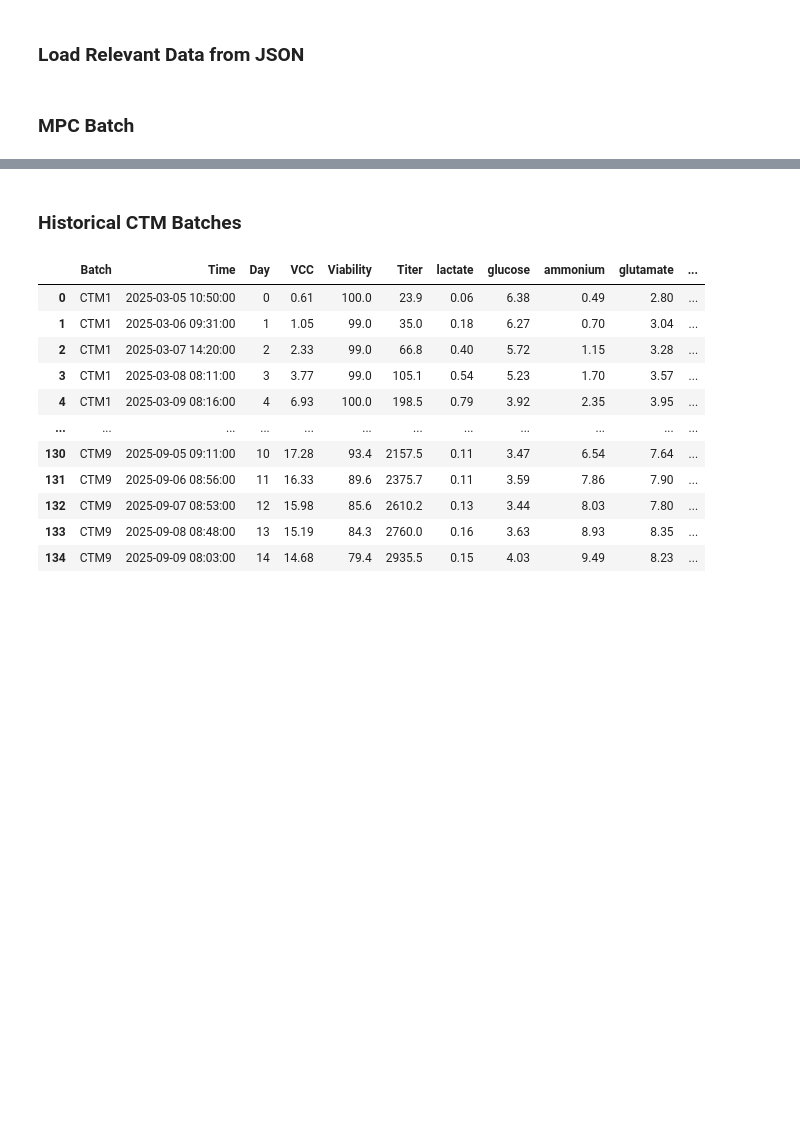
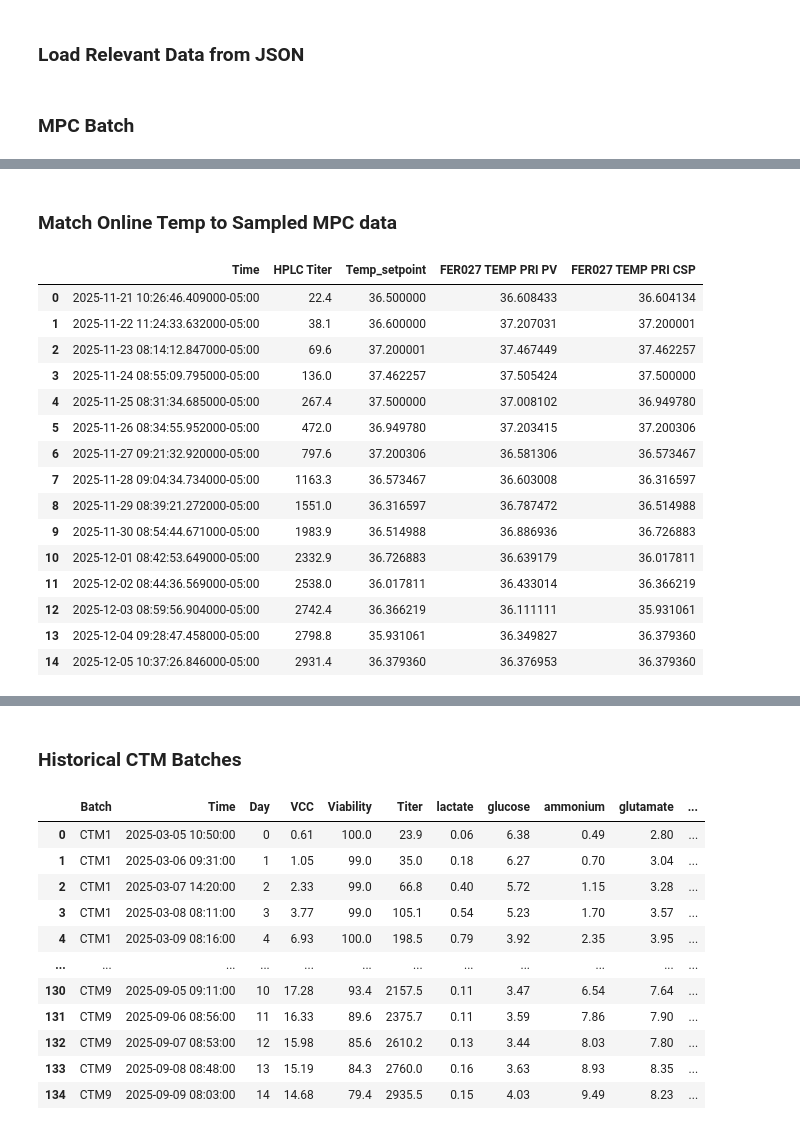
Before and after one commit to zhatz111/state-space-mpc, a Jupyter notebook: data/SAM-1000L-B7H4-experiment/graphs.ipynb, the cells around one changed output, grey strips where cells are left out. Drawn from its saved outputs; the diff is of its cells as text; code cells hidden in the pictures; blank space fills up the shorter version.

```diff
--- a/data/SAM-1000L-B7H4-experiment/graphs.ipynb
+++ b/data/SAM-1000L-B7H4-experiment/graphs.ipynb
@@ -245,0 +301,50 @@ setpoint_tracking_error_ctm = 100*(ctm_avg_trajectory-titer_setpoint_trajectory)
+# %% [markdown]
+### Match Online Temp to Sampled MPC data
+# %%
+temp_set = np.array([values["Temp_setpoint"] for _, values in mpc_data.items()])
+merge_ = pd.DataFrame(
+    {"Time": time_data, "HPLC Titer": hplc_titer, "Temp_setpoint": temp_set}
+)
+online_data["Time"] = pd.to_datetime(online_data["Time"], utc=True).dt.tz_convert(
+    "America/New_York"
+)
+online_data["rolling_temp_measured"] = online_data["FER027 TEMP PRI  PV"].rolling(20, min_periods=5).mean()
+merged_data_temp = pd.merge_asof(merge_, online_data, "Time")
+# merged_data_temp["online_temp_setpoint"] = merged_data_temp[
+#     "FER027 TEMP PRI  CSP"
+# ].shift(1, fill_value=36.5)
+# merged_data_temp["online_temp_measured"] = merged_data_temp[
+#     "FER027 TEMP PRI  PV"
+# ].shift(1, fill_value=36.5)
+# merged_data_temp["rolling_temp_measured"] = merged_data_temp[
+#     "rolling_temp_measured"
+# ].shift(1, fill_value=36.5)
+merged_data_temp[
+    [
+        "Time",
+        "HPLC Titer",
+        "Temp_setpoint",
+        "FER027 TEMP PRI  PV",
+        "FER027 TEMP PRI  CSP",
+        # "online_temp_measured",
+        # "online_temp_setpoint",
+        # "rolling_temp_measured",
+    ]
+]
+# %% [output]
+|  | Time | HPLC Titer | Temp_setpoint | FER027 TEMP PRI PV | FER027 TEMP PRI CSP |
+| 0 | 2025-11-21 10:26:46.409000-05:00 | 22.4 | 36.500000 | 36.608433 | 36.604134 |
+| 1 | 2025-11-22 11:24:33.632000-05:00 | 38.1 | 36.600000 | 37.207031 | 37.200001 |
+| 2 | 2025-11-23 08:14:12.847000-05:00 | 69.6 | 37.200001 | 37.467449 | 37.462257 |
+| 3 | 2025-11-24 08:55:09.795000-05:00 | 136.0 | 37.462257 | 37.505424 | 37.500000 |
+| 4 | 2025-11-25 08:31:34.685000-05:00 | 267.4 | 37.500000 | 37.008102 | 36.949780 |
+| 5 | 2025-11-26 08:34:55.952000-05:00 | 472.0 | 36.949780 | 37.203415 | 37.200306 |
+| 6 | 2025-11-27 09:21:32.920000-05:00 | 797.6 | 37.200306 | 36.581306 | 36.573467 |
+| 7 | 2025-11-28 09:04:34.734000-05:00 | 1163.3 | 36.573467 | 36.603008 | 36.316597 |
+| 8 | 2025-11-29 08:39:21.272000-05:00 | 1551.0 | 36.316597 | 36.787472 | 36.514988 |
+| 9 | 2025-11-30 08:54:44.671000-05:00 | 1983.9 | 36.514988 | 36.886936 | 36.726883 |
+| 10 | 2025-12-01 08:42:53.649000-05:00 | 2332.9 | 36.726883 | 36.639179 | 36.017811 |
+| 11 | 2025-12-02 08:44:36.569000-05:00 | 2538.0 | 36.017811 | 36.433014 | 36.366219 |
+| 12 | 2025-12-03 08:59:56.904000-05:00 | 2742.4 | 36.366219 | 36.111111 | 35.931061 |
+| 13 | 2025-12-04 09:28:47.458000-05:00 | 2798.8 | 35.931061 | 36.349827 | 36.379360 |
+| 14 | 2025-12-05 10:37:26.846000-05:00 | 2931.4 | 36.379360 | 36.376953 | 36.379360 |
```
Also changed, not shown: parts of 11 cells of this notebook, 38 other files.
